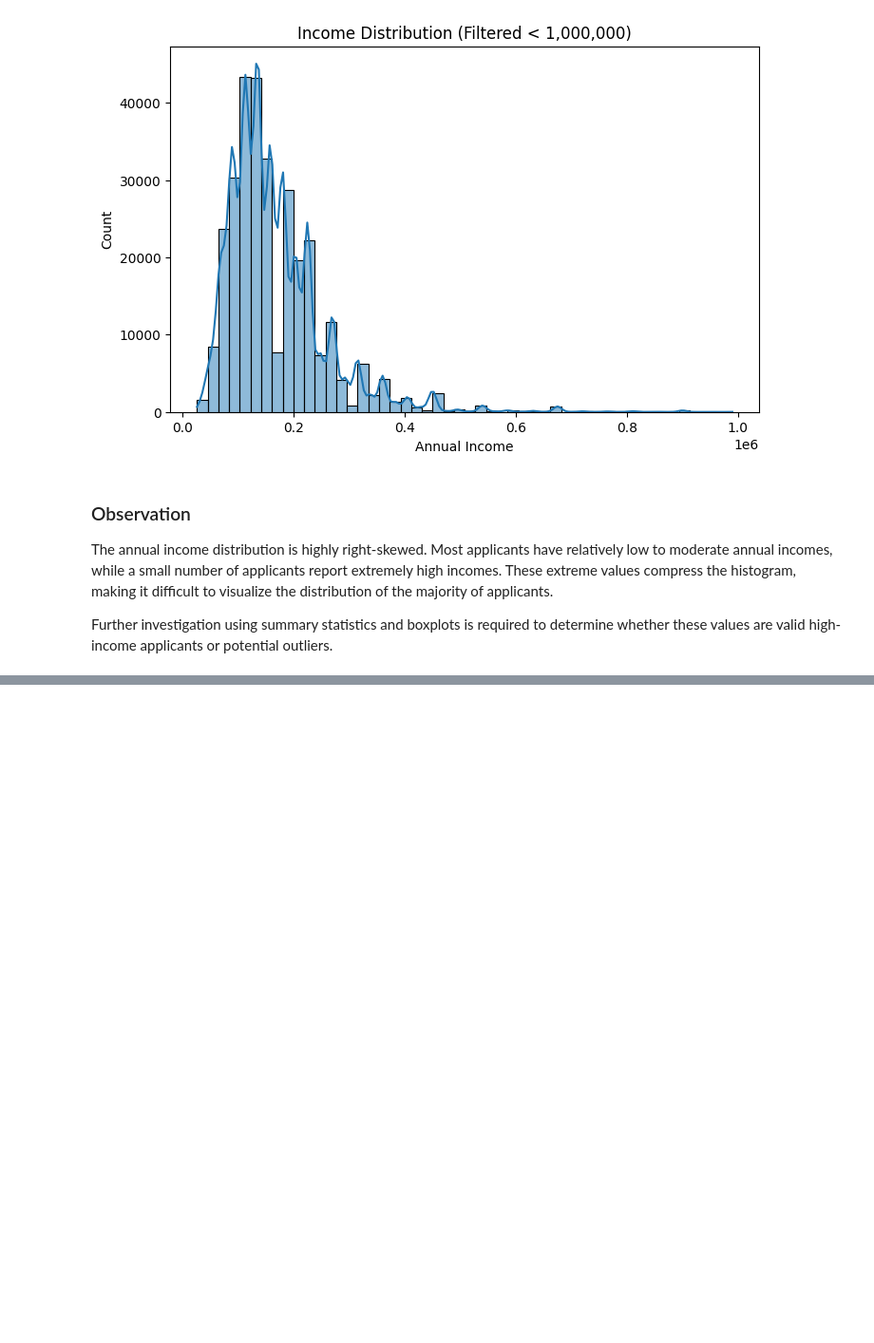
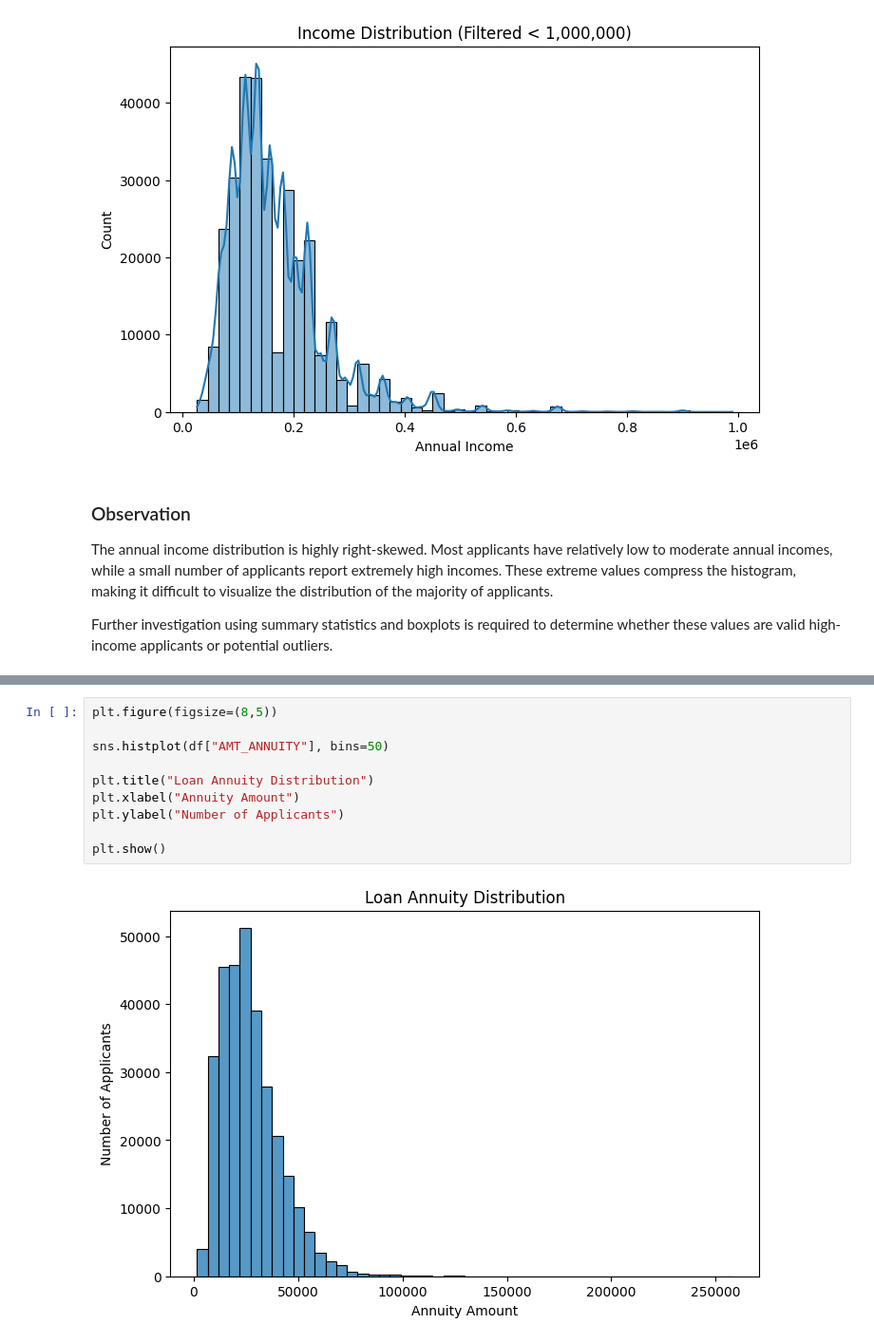
Before and after one commit to arzoo-sultan/credit-risk-assessment-system, a Jupyter notebook: notebooks/01_eda.ipynb, the cells around one changed output, grey strips where cells are left out. Shown at 95% size. Cells and saved outputs as stored; diff of their text form; blank space fills up the shorter version.

```diff
--- a/notebooks/01_eda.ipynb
+++ b/notebooks/01_eda.ipynb
@@ -406,0 +458,12 @@ Further investigation using summary statistics and boxplots is required to deter
+# %%
+plt.figure(figsize=(8,5))
+
+sns.histplot(df["AMT_ANNUITY"], bins=50)
+
+plt.title("Loan Annuity Distribution")
+plt.xlabel("Annuity Amount")
+plt.ylabel("Number of Applicants")
+
+plt.show()
+# %% [output]
+[figure, added]
```
Also changed, not shown: parts of 126 cells of this notebook.
